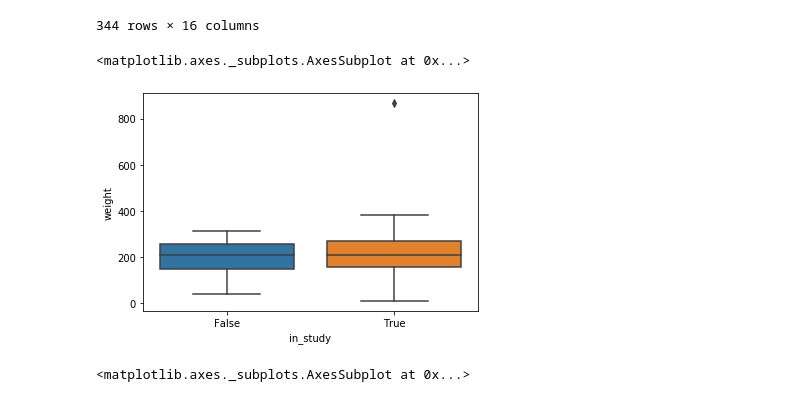
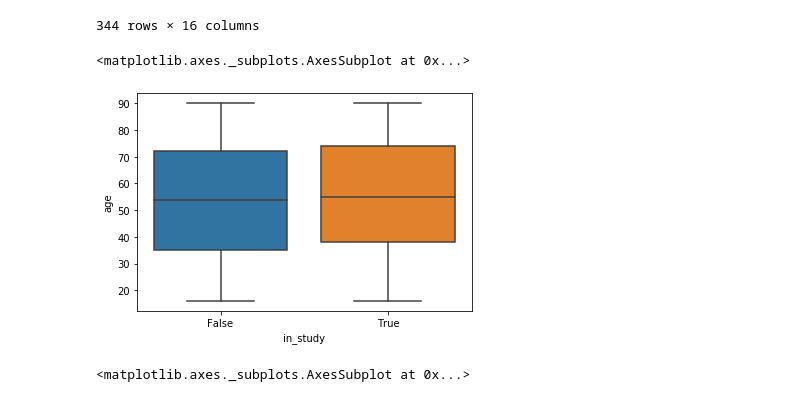
Before and after one commit to dashapyly/octagon-data-science-competition, a Jupyter notebook: notebooks/data-challenge.ipynb, the cells around one changed output. Saved outputs shown, nothing was run; the diff lists cells and outputs as text; code cells hidden in the pictures.

Commit message:
Update data-challenge notebook

```diff
--- a/notebooks/data-challenge.ipynb
+++ b/notebooks/data-challenge.ipynb
@@ -204,7 +204,7 @@ acq["date"].dt.year.unique()
 # %% [output]
 array([1900, 2017, 2018, 2019], dtype=int64)
 # %%
-acq.drop((acq[acq["date"].dt.year == 1900]).index, axis=0, inplace=True)
+# acq.drop((acq[acq["date"].dt.year == 1900]).index, axis=0, inplace=True)
 # %%
 acq["date5"].dt.year.unique()
 # %% [output]
@@ -356,10 +356,10 @@ X_all
 # %%
 # plt.bar([1,2], [ X_in["weight"].mean(),X_out["weight"].mean()])  #, )
 # %%
-sns.boxplot(x="in_study", y="weight", data=X_all)
+sns.boxplot(x="in_study", y="age", data=X_all)
 # %% [output]
 <matplotlib.axes._subplots.AxesSubplot at 0x...>
-[figure, old version]
+[figure, new version]
 # %%
 sns.boxplot(x="in_study", y="height", data=X_all)
 # %% [output]
```
Also changed, not shown: parts of 26 cells of this notebook.
